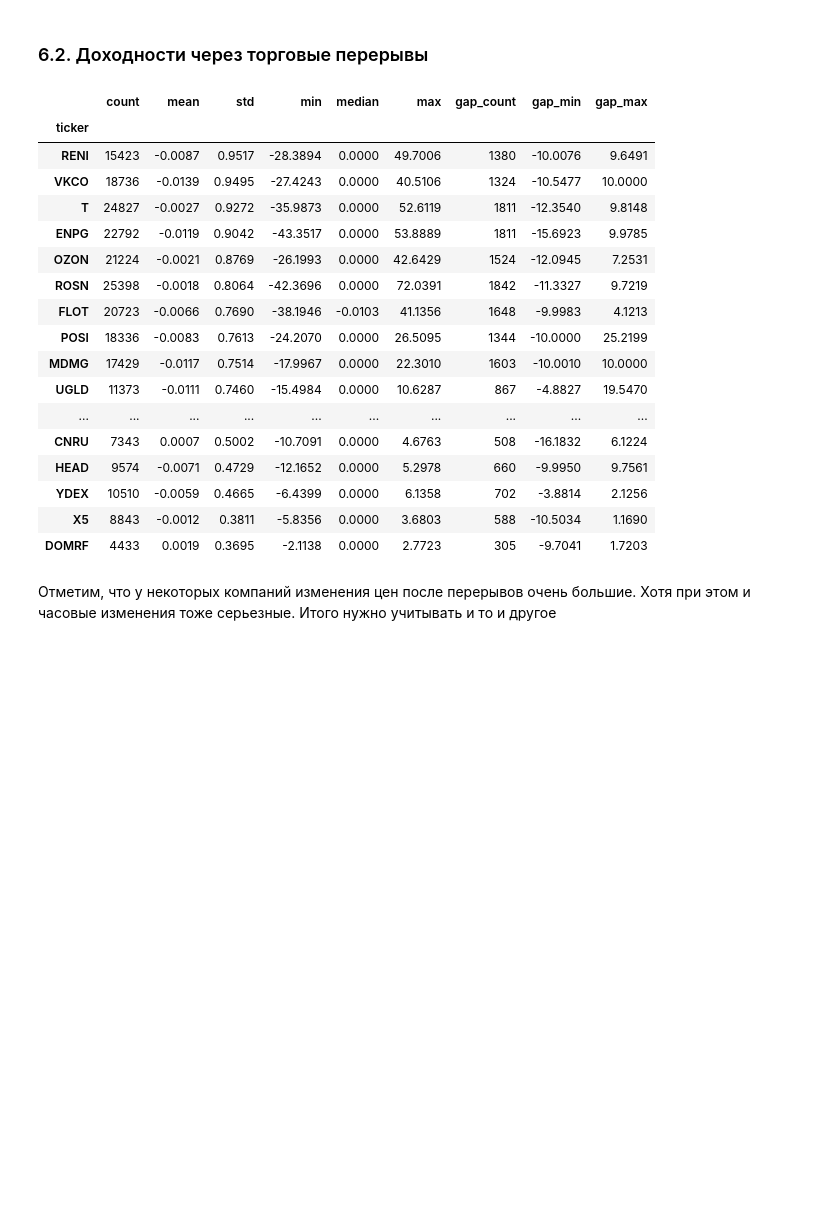
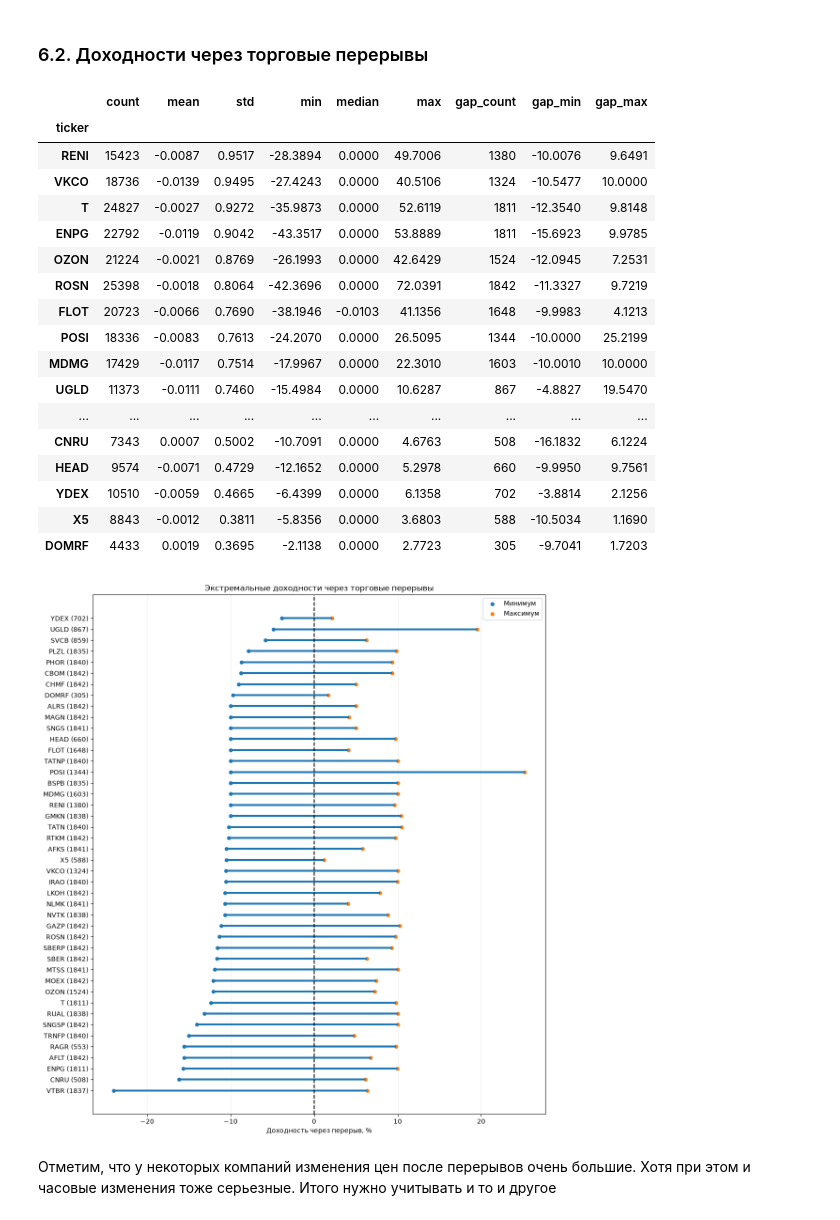
Before and after one commit to alshev-pavel/market-event-analytics, a Jupyter notebook: 02_stocks_eda.ipynb, the cells around one changed output. Saved outputs shown, nothing was run; the diff lists cells and outputs as text; code cells hidden in the pictures; blank space fills up the shorter version.

```diff
--- a/02_stocks_eda.ipynb
+++ b/02_stocks_eda.ipynb
@@ -944,33 +1016,69 @@ gap_stats = (
         gap_max="max"
     )
     .round(4)
 )
 
 # Объединяем с нашей прежней таблицей
 returns_stats_full = returns_stats.join(gap_stats)
 
 display(
     returns_stats_full.sort_values("std", ascending=False)
 )
+
+gap_plot = (
+    returns_stats_full
+    .dropna(subset=["gap_min", "gap_max"])
+    .sort_values("gap_min")
+)
+
+fig, ax = plt.subplots(figsize=(11, 12))
+
+y = np.arange(len(gap_plot))
+
+ax.hlines(
+    y,
+    gap_plot["gap_min"],
+    gap_plot["gap_max"],
+    linewidth=3
+)
+
+ax.scatter(gap_plot["gap_min"], y, label="Минимум", s=25)
+ax.scatter(gap_plot["gap_max"], y, label="Максимум", s=25)
+
+ax.set_yticks(y)
+ax.set_yticklabels([
+    f"{ticker} ({int(count)})"
+    for ticker, count in zip(gap_plot.index, gap_plot["gap_count"])
+])
+
+ax.axvline(0, color="black", linestyle="--")
+ax.set_xlabel("Доходность через перерыв, %")
+ax.set_title("Экстремальные доходности через торговые перерывы")
+ax.grid(axis="x", alpha=0.2)
+ax.legend()
+
+plt.tight_layout()
+plt.show()
 # %% [output]
 |  | count | mean | std | min | median | max | gap_count | gap_min | gap_max |
 | ticker |  |  |  |  |  |  |  |  |  |
 | RENI | 15423 | -0.0087 | 0.9517 | -28.3894 | 0.0000 | 49.7006 | 1380 | -10.0076 | 9.6491 |
 | VKCO | 18736 | -0.0139 | 0.9495 | -27.4243 | 0.0000 | 40.5106 | 1324 | -10.5477 | 10.0000 |
 | T | 24827 | -0.0027 | 0.9272 | -35.9873 | 0.0000 | 52.6119 | 1811 | -12.3540 | 9.8148 |
 | ENPG | 22792 | -0.0119 | 0.9042 | -43.3517 | 0.0000 | 53.8889 | 1811 | -15.6923 | 9.9785 |
 | OZON | 21224 | -0.0021 | 0.8769 | -26.1993 | 0.0000 | 42.6429 | 1524 | -12.0945 | 7.2531 |
 | ROSN | 25398 | -0.0018 | 0.8064 | -42.3696 | 0.0000 | 72.0391 | 1842 | -11.3327 | 9.7219 |
 | FLOT | 20723 | -0.0066 | 0.7690 | -38.1946 | -0.0103 | 41.1356 | 1648 | -9.9983 | 4.1213 |
 | POSI | 18336 | -0.0083 | 0.7613 | -24.2070 | 0.0000 | 26.5095 | 1344 | -10.0000 | 25.2199 |
 | MDMG | 17429 | -0.0117 | 0.7514 | -17.9967 | 0.0000 | 22.3010 | 1603 | -10.0010 | 10.0000 |
 | UGLD | 11373 | -0.0111 | 0.7460 | -15.4984 | 0.0000 | 10.6287 | 867 | -4.8827 | 19.5470 |
 | ... | ... | ... | ... | ... | ... | ... | ... | ... | ... |
 | CNRU | 7343 | 0.0007 | 0.5002 | -10.7091 | 0.0000 | 4.6763 | 508 | -16.1832 | 6.1224 |
 | HEAD | 9574 | -0.0071 | 0.4729 | -12.1652 | 0.0000 | 5.2978 | 660 | -9.9950 | 9.7561 |
 | YDEX | 10510 | -0.0059 | 0.4665 | -6.4399 | 0.0000 | 6.1358 | 702 | -3.8814 | 2.1256 |
 | X5 | 8843 | -0.0012 | 0.3811 | -5.8356 | 0.0000 | 3.6803 | 588 | -10.5034 | 1.1690 |
 | DOMRF | 4433 | 0.0019 | 0.3695 | -2.1138 | 0.0000 | 2.7723 | 305 | -9.7041 | 1.7203 |
+[figure, added]
 # %% [markdown]
 Отметим, что у некоторых компаний изменения цен после перерывов очень большие. Хотя при этом и часовые изменения тоже серьезные. Итого нужно учитывать и то и другое
 # %% [markdown]
```
Also changed, not shown: parts of 7 cells of this notebook, 3 other files.
